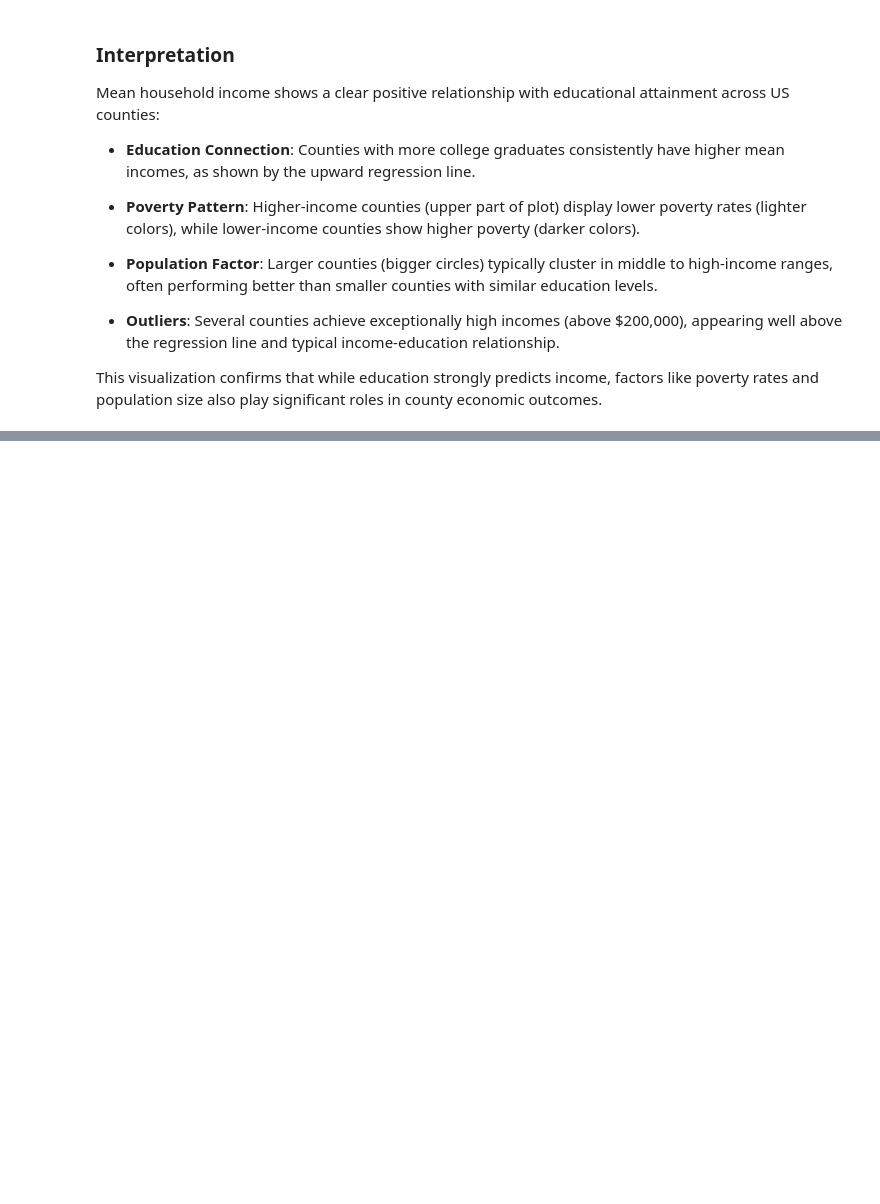
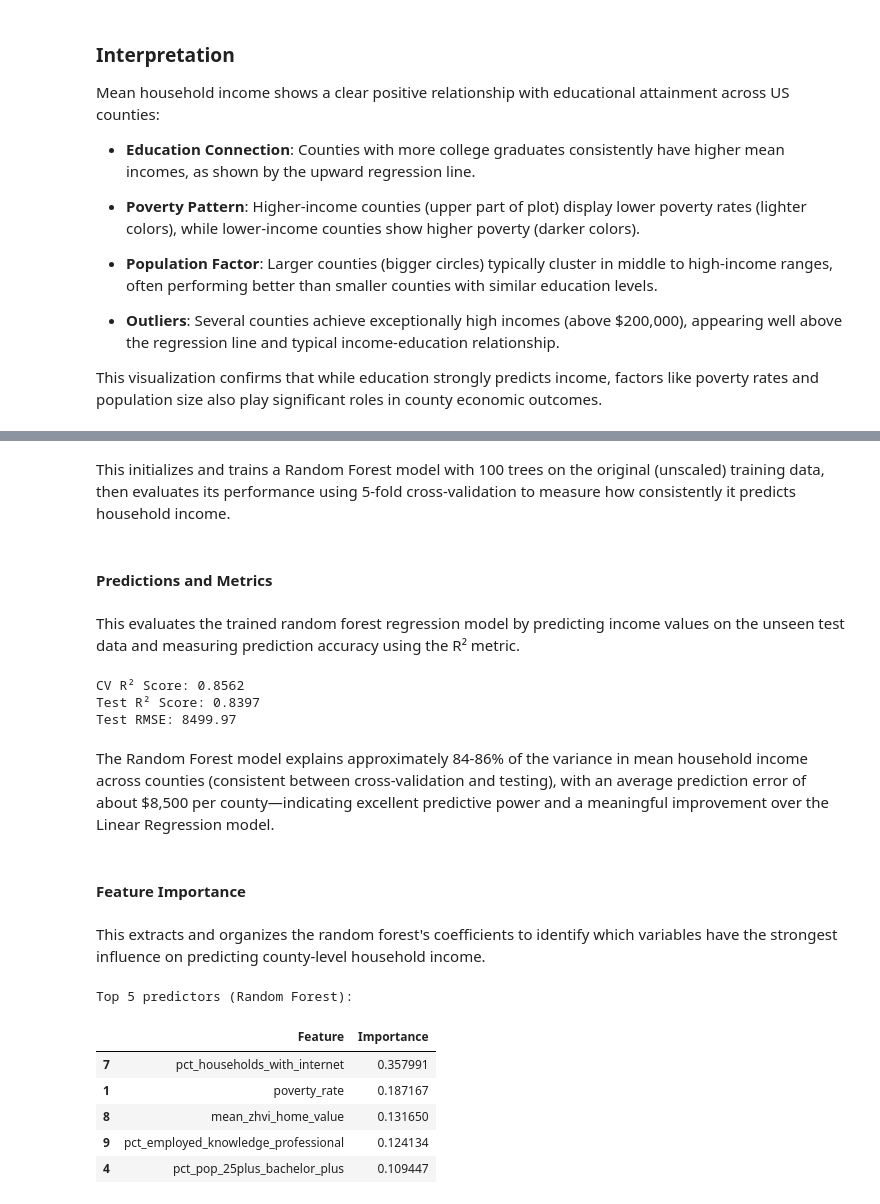
Before and after one commit to larrycoder123/uscounty_datascience, a Jupyter notebook: project.ipynb, the cells around one changed output, grey strips where cells are left out. Saved outputs shown, nothing was run; the diff lists cells and outputs as text; code cells hidden in the pictures; blank space fills up the shorter version.

```diff
--- a/project.ipynb
+++ b/project.ipynb
@@ -1001,0 +1141,2 @@ This visualization confirms that while education strongly predicts income, facto
+# %% [markdown]
+This initializes and trains a Random Forest model with 100 trees on the original (unscaled) training data, then evaluates its performance using 5-fold cross-validation to measure how consistently it predicts household income.
@@ -1001,0 +1155,43 @@ This visualization confirms that while education strongly predicts income, facto
+# %% [markdown]
+#### Predictions and Metrics
+# %% [markdown]
+This evaluates the trained random forest regression model by predicting income values on the unseen test data and measuring prediction accuracy using the R² metric.
+# %%
+# Make predictions on the test set using the trained model
+y_pred_rf = rf.predict(X_test)
+# Calculate and store the R² score comparing predictions to actual values
+test_scores["Random Forest"] = r2_score(y_test, y_pred_rf)
+
+print(f"CV R² Score: {rf_cv_scores.mean():.4f}")
+print(f"Test R² Score: {r2_score(y_test, y_pred_rf):.4f}")
+print(f"Test RMSE: {np.sqrt(mean_squared_error(y_test, y_pred_rf)):.2f}")
+# %% [output]
+CV R² Score: 0.8562
+Test R² Score: 0.8397
+Test RMSE: 8499.97
+# %% [markdown]
+The Random Forest model explains approximately 84-86% of the variance in mean household income across counties (consistent between cross-validation and testing), with an average prediction error of about $8,500 per county—indicating excellent predictive power and a meaningful improvement over the Linear Regression model.
+# %% [markdown]
+#### Feature Importance
+# %% [markdown]
+This extracts and organizes the random forest's coefficients to identify which variables have the strongest influence on predicting county-level household income.
+# %%
+# Store variables and their importance in a dictionary
+feature_importance["Random Forest"] = dict(zip(model_variables, rf.feature_importances_))
+
+# Create a dataframe of the top predictors
+rf_importance = pd.DataFrame({
+    "Feature": model_variables,
+    "Importance": rf.feature_importances_
+})
+rf_importance = rf_importance.sort_values("Importance", ascending=False)
+print("Top 5 predictors (Random Forest):")
+rf_importance.head(5)
+# %% [output]
+Top 5 predictors (Random Forest):
+|  | Feature | Importance |
+| 7 | pct_households_with_internet | 0.357991 |
+| 1 | poverty_rate | 0.187167 |
+| 8 | mean_zhvi_home_value | 0.131650 |
+| 9 | pct_employed_knowledge_professional | 0.124134 |
+| 4 | pct_pop_25plus_bachelor_plus | 0.109447 |
```
Also changed, not shown: parts of 48 cells of this notebook, 3 other files.
